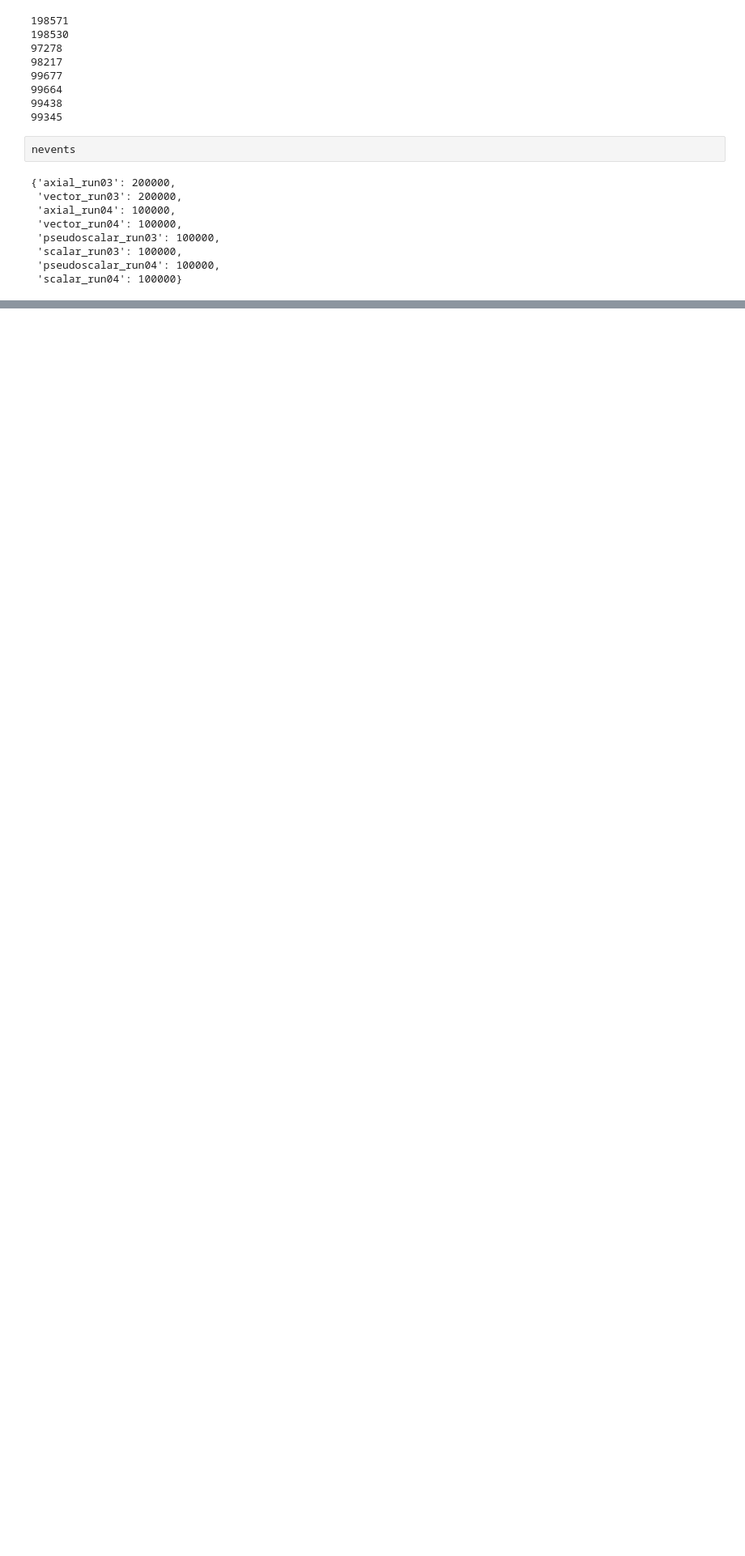
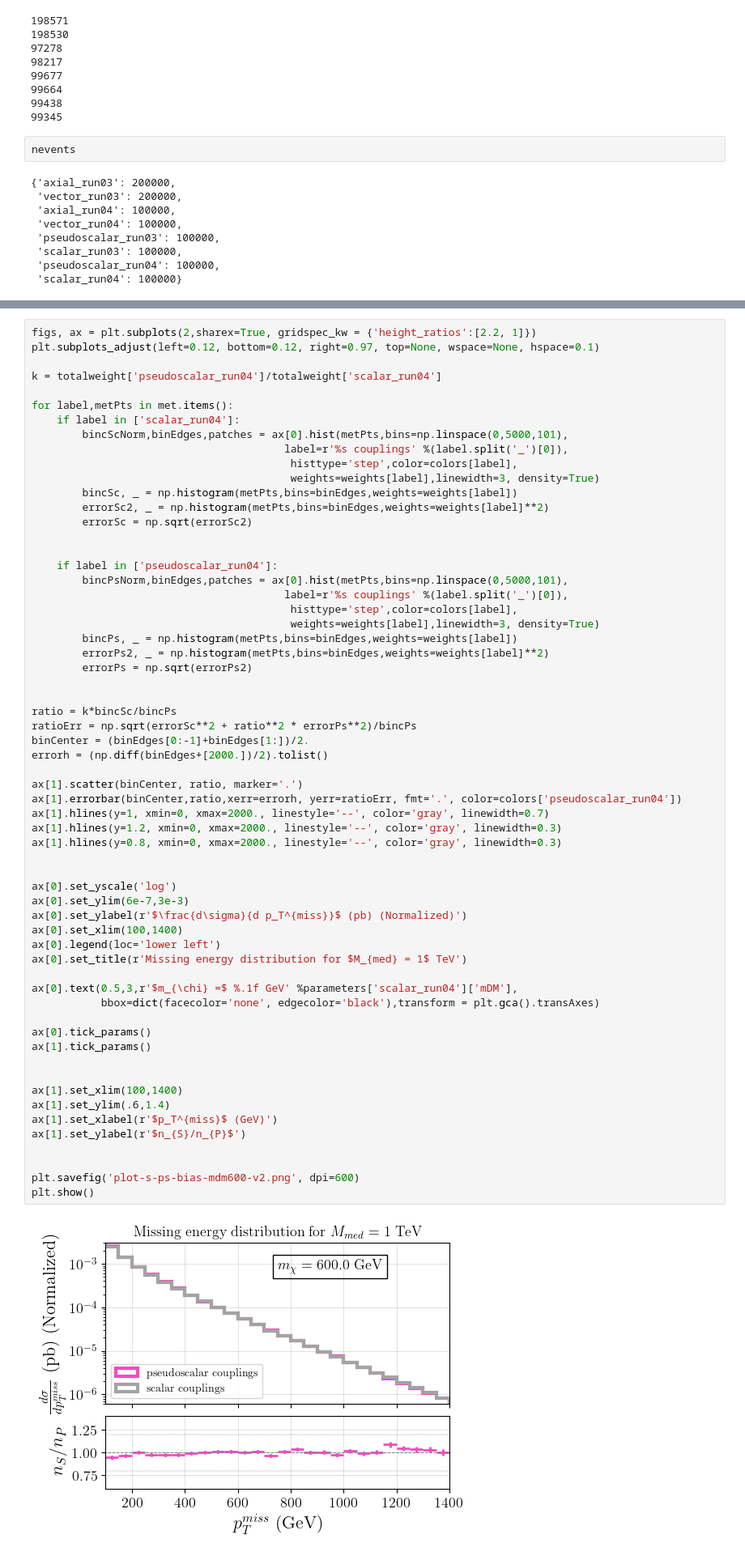
Before and after one commit to andlessa/MonoXSMS, a Jupyter notebook: notebooks/PlotPT-MediatorLHE.ipynb, the cells around one changed output, grey strips where cells are left out. Shown at 81% size. Drawn from its saved outputs; the diff is of its cells as text; blank space fills up the shorter version.

```diff
--- a/notebooks/PlotPT-MediatorLHE.ipynb
+++ b/notebooks/PlotPT-MediatorLHE.ipynb
@@ -584,0 +470,63 @@ plt.show()
+# %%
+figs, ax = plt.subplots(2,sharex=True, gridspec_kw = {'height_ratios':[2.2, 1]})
+plt.subplots_adjust(left=0.12, bottom=0.12, right=0.97, top=None, wspace=None, hspace=0.1)
+
+k = totalweight['pseudoscalar_run04']/totalweight['scalar_run04']
+
+for label,metPts in met.items():
+    if label in ['scalar_run04']:
+        bincScNorm,binEdges,patches = ax[0].hist(metPts,bins=np.linspace(0,5000,101),
+                                        label=r'%s couplings' %(label.split('_')[0]),
+                                         histtype='step',color=colors[label],
+                                         weights=weights[label],linewidth=3, density=True)
+        bincSc, _ = np.histogram(metPts,bins=binEdges,weights=weights[label])
+        errorSc2, _ = np.histogram(metPts,bins=binEdges,weights=weights[label]**2)
+        errorSc = np.sqrt(errorSc2)
+
+
+    if label in ['pseudoscalar_run04']:
+        bincPsNorm,binEdges,patches = ax[0].hist(metPts,bins=np.linspace(0,5000,101),
+                                        label=r'%s couplings' %(label.split('_')[0]),
+                                         histtype='step',color=colors[label],
+                                         weights=weights[label],linewidth=3, density=True)
+        bincPs, _ = np.histogram(metPts,bins=binEdges,weights=weights[label])
+        errorPs2, _ = np.histogram(metPts,bins=binEdges,weights=weights[label]**2)
+        errorPs = np.sqrt(errorPs2)
+
+
+ratio = k*bincSc/bincPs
+ratioErr = np.sqrt(errorSc**2 + ratio**2 * errorPs**2)/bincPs
+binCenter = (binEdges[0:-1]+binEdges[1:])/2.
+errorh = (np.diff(binEdges+[2000.])/2).tolist()
+
+ax[1].scatter(binCenter, ratio, marker='.')
+ax[1].errorbar(binCenter,ratio,xerr=errorh, yerr=ratioErr, fmt='.', color=colors['pseudoscalar_run04'])
+ax[1].hlines(y=1, xmin=0, xmax=2000., linestyle='--', color='gray', linewidth=0.7)
+ax[1].hlines(y=1.2, xmin=0, xmax=2000., linestyle='--', color='gray', linewidth=0.3)
+ax[1].hlines(y=0.8, xmin=0, xmax=2000., linestyle='--', color='gray', linewidth=0.3)
+
+
+ax[0].set_yscale('log')
+ax[0].set_ylim(6e-7,3e-3)
+ax[0].set_ylabel(r'$\frac{d\sigma}{d p_T^{miss}}$ (pb) (Normalized)')
+ax[0].set_xlim(100,1400)
+ax[0].legend(loc='lower left')
+ax[0].set_title(r'Missing energy distribution for $M_{med} = 1$ TeV')
+
+ax[0].text(0.5,3,r'$m_{\chi} =$ %.1f GeV' %parameters['scalar_run04']['mDM'],
+           bbox=dict(facecolor='none', edgecolor='black'),transform = plt.gca().transAxes)
+
+ax[0].tick_params()
+ax[1].tick_params()
+
+
+ax[1].set_xlim(100,1400)
+ax[1].set_ylim(.6,1.4)
+ax[1].set_xlabel(r'$p_T^{miss}$ (GeV)')
+ax[1].set_ylabel(r'$n_{S}/n_{P}$')
+
+
+plt.savefig('plot-s-ps-bias-mdm600-v2.png', dpi=600)
+plt.show()
+# %% [output]
+[figure, added]
```
Also changed, not shown: parts of 15 cells of this notebook, 20 other files.
